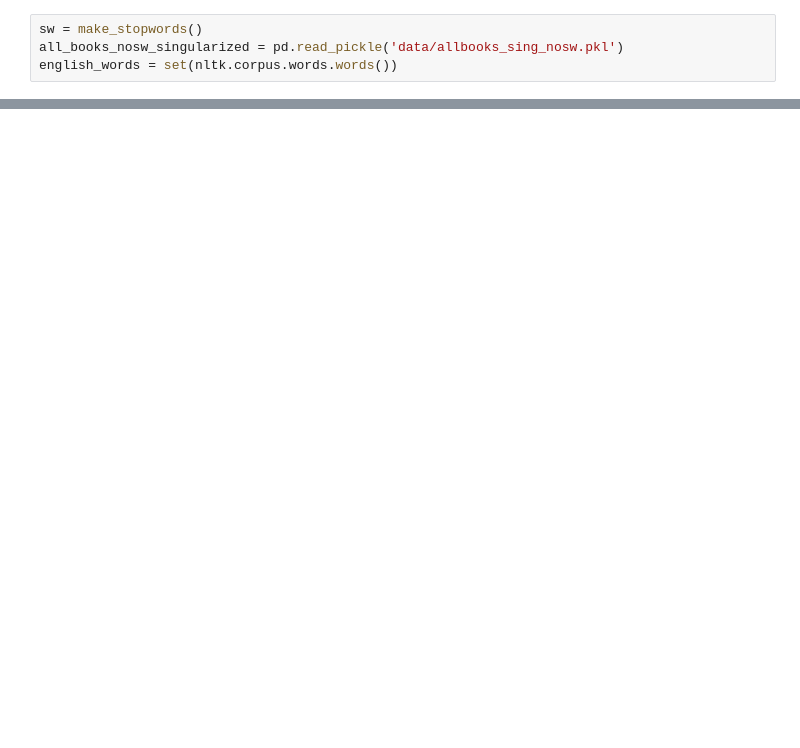
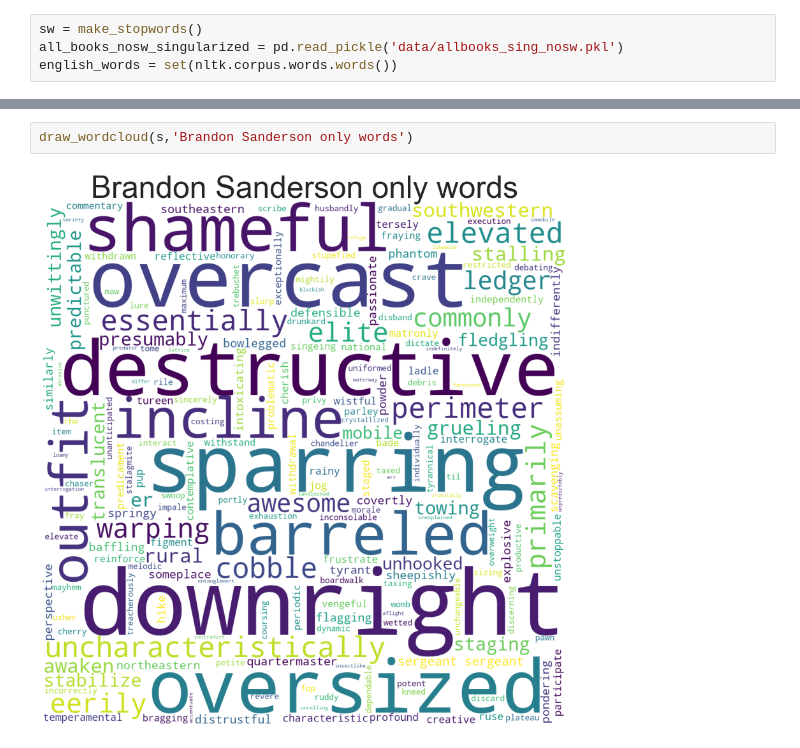
Before and after one commit to nathaniel-speiser/WOT-NLP, a Jupyter notebook: Writing differences.ipynb, the cells around one changed output, grey strips where cells are left out. Saved outputs shown, nothing was run; the diff lists cells and outputs as text; blank space fills up the shorter version.

```diff
--- a/Writing differences.ipynb
+++ b/Writing differences.ipynb
@@ -125,0 +104,4 @@ plt.show()
+# %%
+draw_wordcloud(s,'Brandon Sanderson only words')
+# %% [output]
+[figure, added]
```
Also changed, not shown: parts of 21 cells of this notebook, 3 other files.
